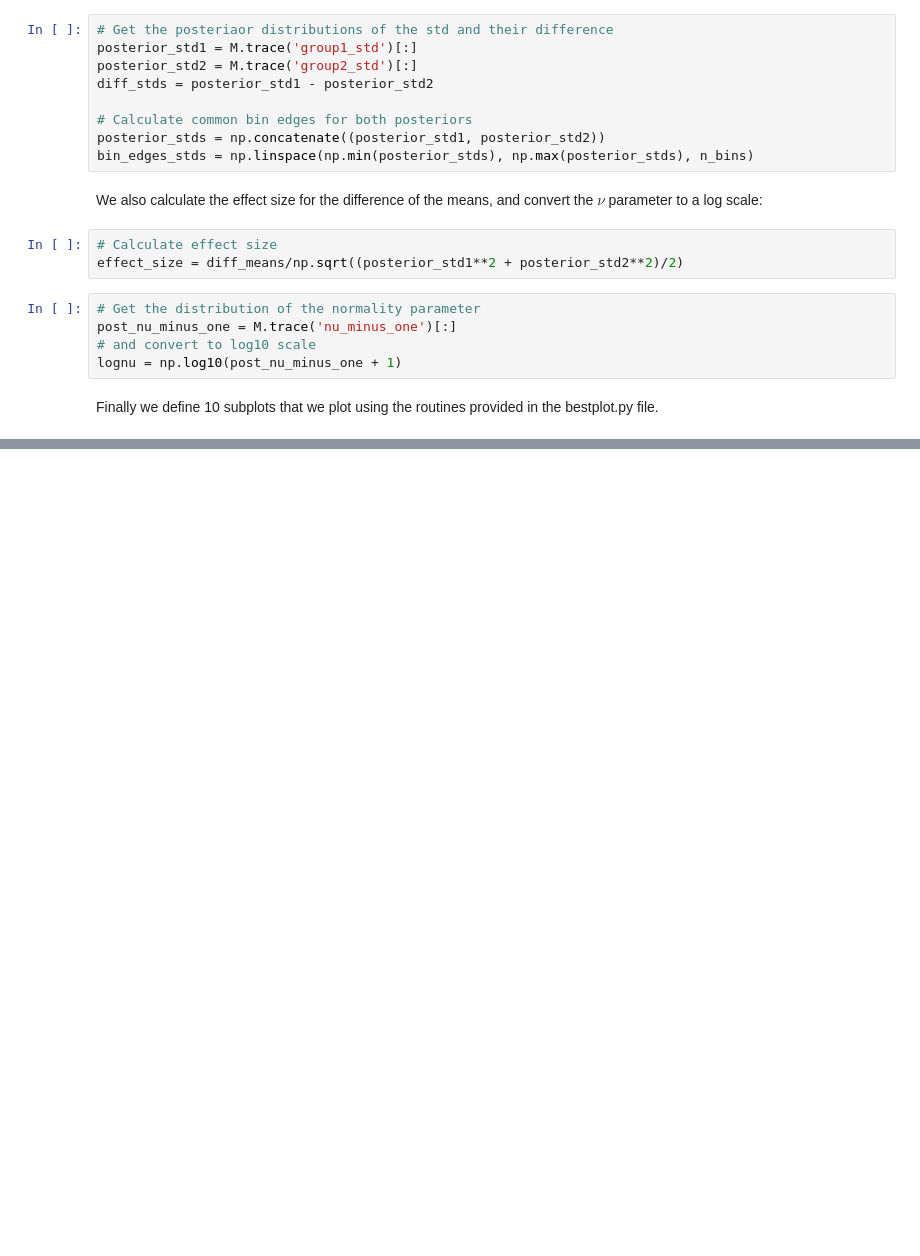
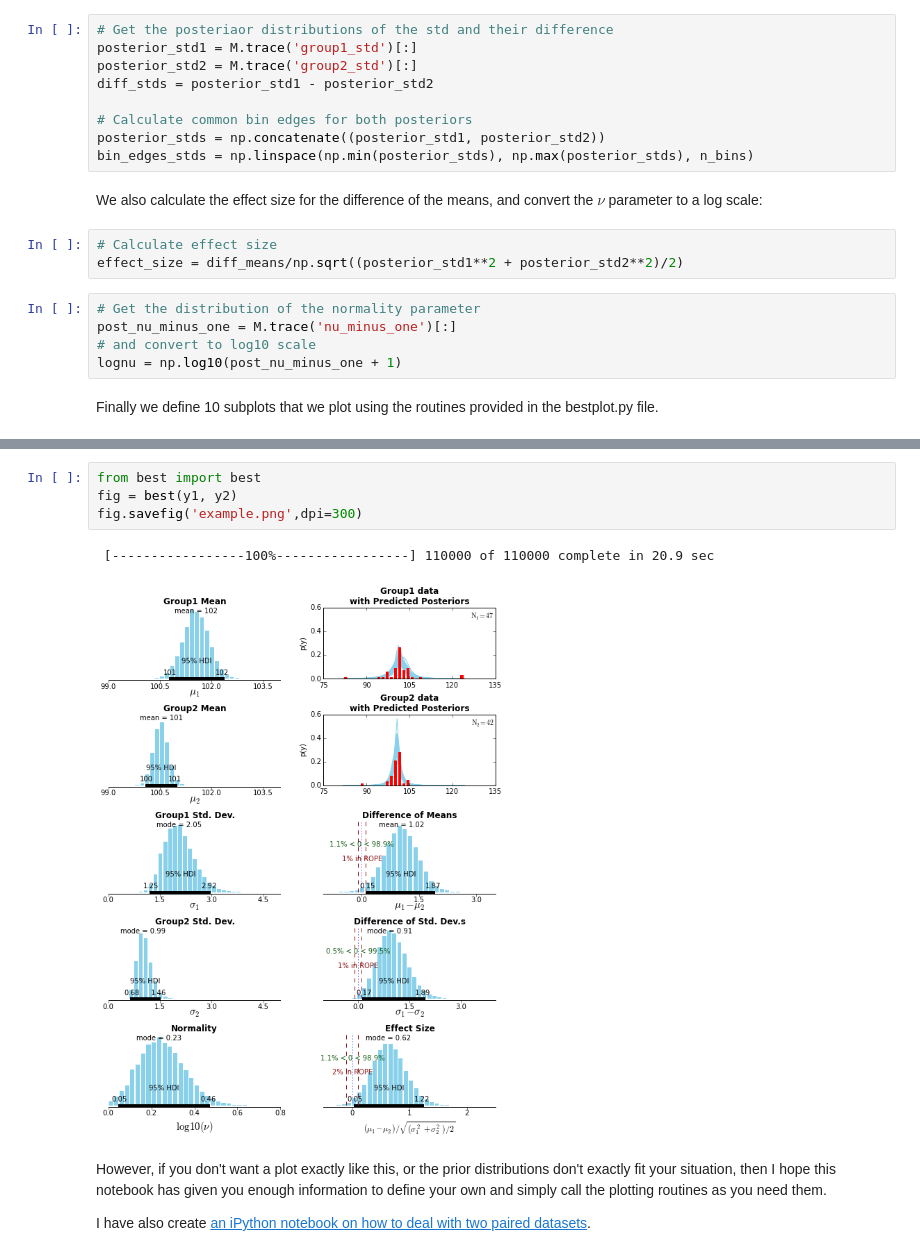
Before and after one commit to vschaik/BEST, a Jupyter notebook: BEST.ipynb, the cells around one changed output, grey strips where cells are left out. Saved outputs shown, nothing was run; the diff lists cells and outputs as text; blank space fills up the shorter version.

Commit message:
created functions for plots
created the ‘best’ and ‘best_paired’ functions and adjusted the
notebook accordingly.

```diff
--- a/BEST.ipynb
+++ b/BEST.ipynb
@@ -276,0 +291,11 @@ f.subplots_adjust(hspace = 0.5, top = 0.92, bottom = 0.09,
+# %%
+from best import best
+fig = best(y1, y2)
+fig.savefig('example.png',dpi=300)
+# %% [output]
+ [-----------------100%-----------------] 110000 of 110000 complete in 20.9 sec
+[figure, added]
+# %% [markdown]
+However, if you don't want a plot exactly like this, or the prior distributions don't exactly fit your situation, then I hope this notebook has given you enough information to define your own and simply call the plotting routines as you need them.
+
+I have also create [an iPython notebook on how to deal with two paired datasets](./BEST-Paired.ipynb).
```
Also changed, not shown: parts of 3 cells of this notebook, 3 other files.
